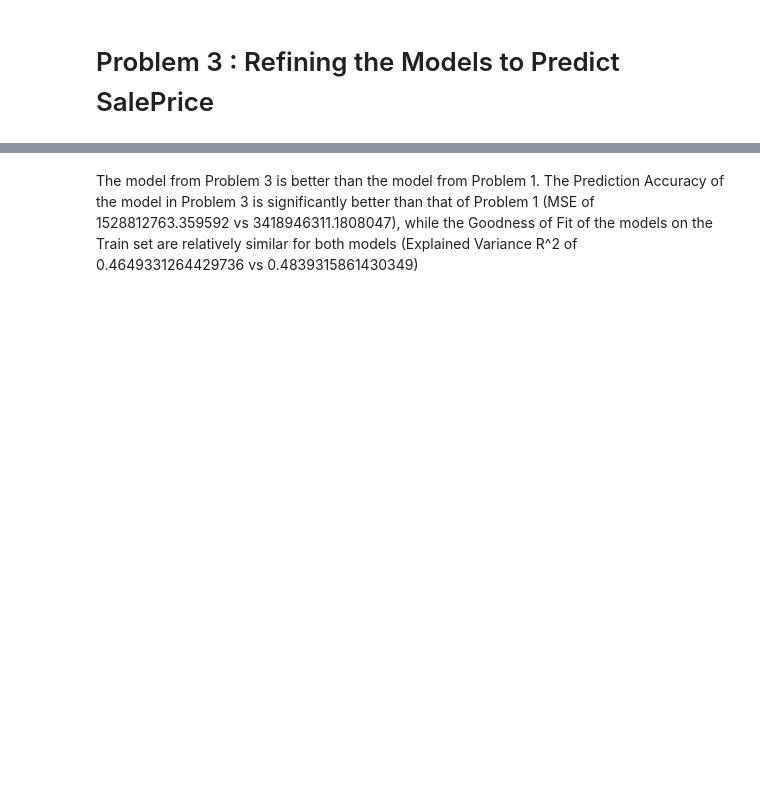
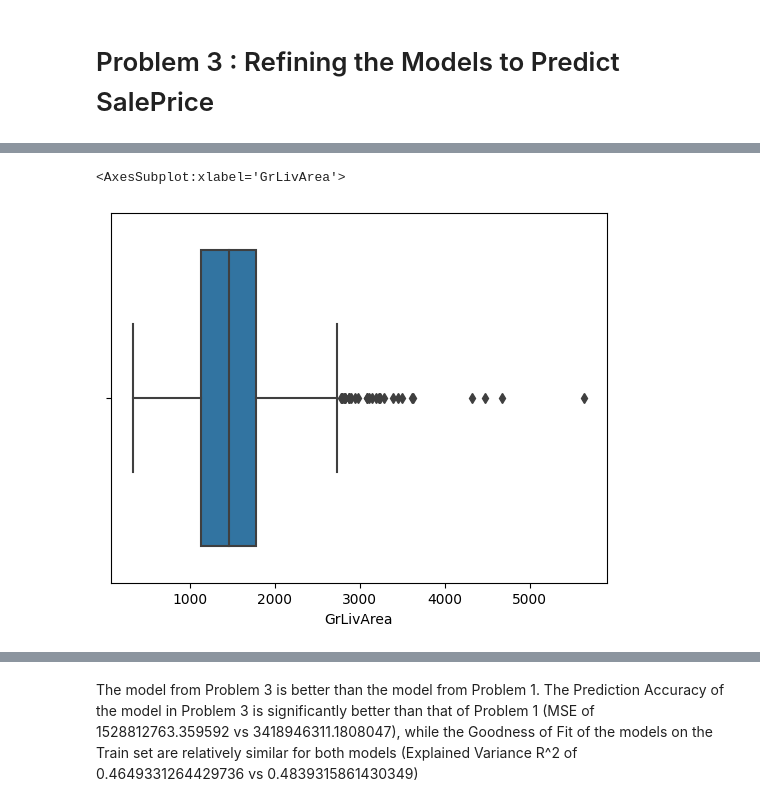
Before and after one commit to ChayHuiXiang/NTU-CS, a Jupyter notebook: SC1015/Lab_4/Lab4.ipynb, the cells around one changed output, grey strips where cells are left out. Drawn from its saved outputs; the diff is of its cells as text; code cells hidden in the pictures; blank space fills up the shorter version.

```diff
--- a/SC1015/Lab_4/Lab4.ipynb
+++ b/SC1015/Lab_4/Lab4.ipynb
@@ -118,0 +161,6 @@ problem3_df = df[((df["GrLivArea"] < GrLivArea_Q3 + 1.5 * GrLivArea_IQR) & (df["
+# %%
+# Visualising outliers in plot
+sns.boxplot(df, x='GrLivArea')
+# %% [output]
+<AxesSubplot:xlabel='GrLivArea'>
+[figure, added]
```
Also changed, not shown: parts of 12 cells of this notebook, 1 other file.
